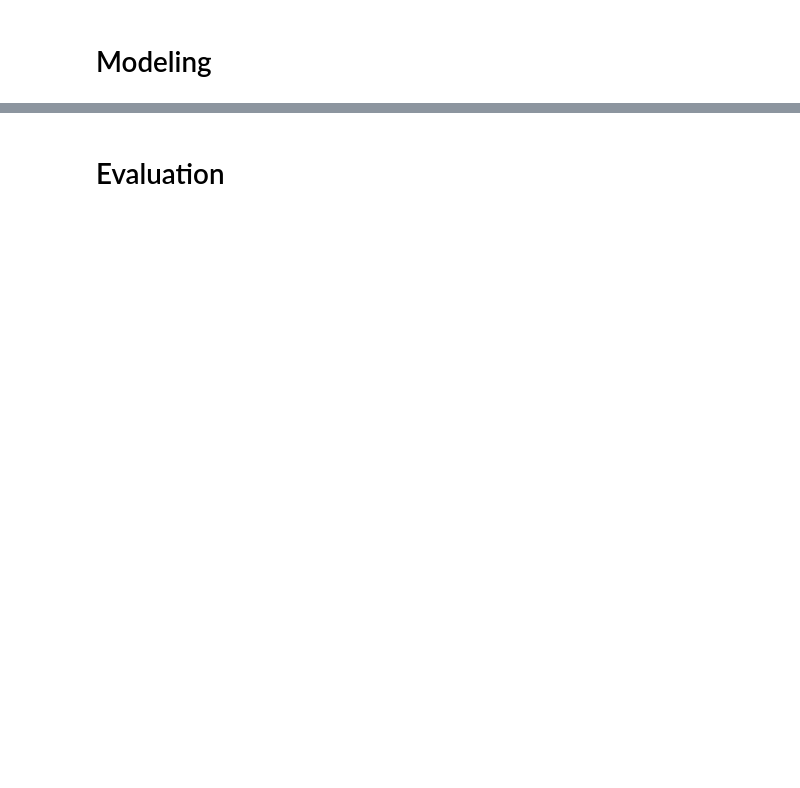
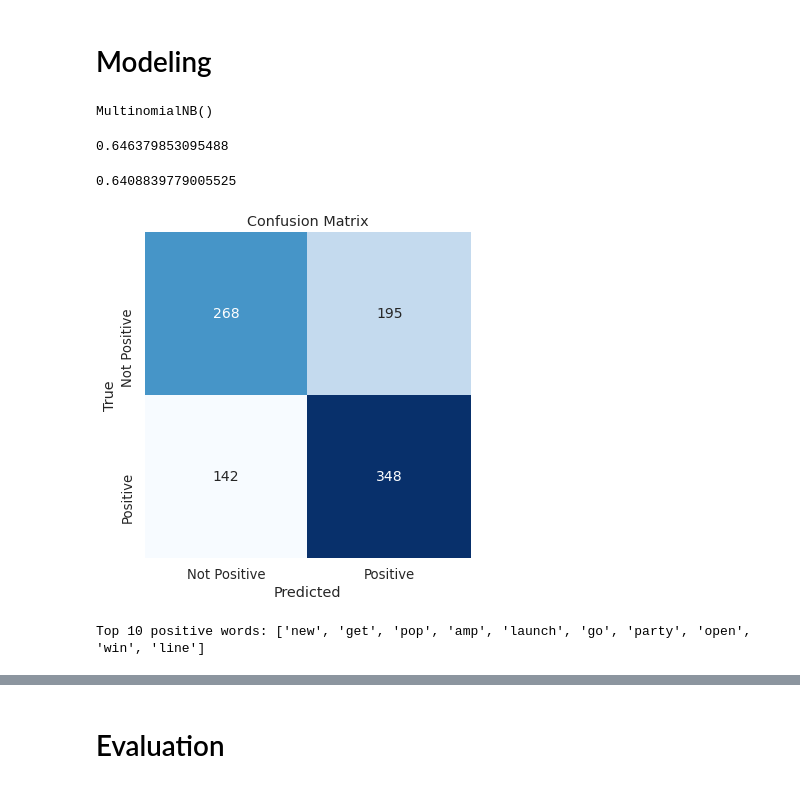
Before and after one commit to adammarianacci/Twitter_Analysis, a Jupyter notebook: notebook.ipynb, the cells around one changed output, grey strips where cells are left out. Saved outputs shown, nothing was run; the diff lists cells and outputs as text; code cells hidden in the pictures; blank space fills up the shorter version.

```diff
--- a/notebook.ipynb
+++ b/notebook.ipynb
@@ -265,0 +316,7 @@ print(processed_tweet)
+# %%
+# We then transform the validation set. Do not refit the vectorizer
+
+X_val_vec = cv.transform(X_val)
+X_val_vec  = pd.DataFrame.sparse.from_spmatrix(X_val_vec)
+X_val_vec.columns = sorted(cv.vocabulary_)
+X_val_vec.set_index(y_val.index, inplace=True)
@@ -266,2 +339,65 @@ print(processed_tweet)
 # %% [markdown]
 # Modeling
+# %%
+# Fitting the Multinomial Naive Bayes Classifier on our training data
+mnb = MultinomialNB()
+
+mnb.fit(X_t_vec, y_t)
+# %% [output]
+MultinomialNB()
+# %%
+# Generating model predictions and getting an accuracy score
+y_pred = mnb.predict(X_val_vec)
+accuracy_score(y_val, y_pred)
+# %% [output]
+0.646379853095488
+# %%
+# Generating a precision score
+precision_score(y_val, y_pred)
+# %% [output]
+0.6408839779005525
+# %%
+cm = confusion_matrix(y_val, y_pred)
+# %%
+# Set up a figure and axis
+plt.figure(figsize=(8, 6))
+sns.set(font_scale=1.2)  # Adjust font size for better readability
+
+# Create a heatmap of the confusion matrix
+sns.heatmap(cm, annot=True, fmt='g', cmap='Blues', cbar=False,
+            annot_kws={"size": 14}, square=True,
+            xticklabels=['Not Positive', 'Positive'],
+            yticklabels=['Not Positive', 'Positive'])
+
+# Labeling and viewing the cm
+plt.xlabel('Predicted')
+plt.ylabel('True')
+plt.title('Confusion Matrix')
+plt.show()
+# %% [output]
+[figure, added]
+# %%
+# Get vocabulary from CountVectorizer
+vocabulary = cv.vocabulary_
+
+# Invert the vocabulary to map indices to words
+index_to_word = {index: word for word, index in vocabulary.items()}
+
+# Get feature log probabilities from the classifier
+feature_log_probabilities = mnb.feature_log_prob_
+
+# Extract feature probabilities for the positive class
+positive_class_probabilities = feature_log_probabilities[1]
+
+# Create a list of tuples containing words and their corresponding probabilities
+word_probability_tuples = [(index_to_word[index], probability) for index, probability in enumerate(positive_class_probabilities)]
+
+# Sort the list by probabilities in descending order
+sorted_word_probability_tuples = sorted(word_probability_tuples, key=lambda x: x[1], reverse=True)
+
+# Extract top 10 positive words
+top_positive_words = [word for word, probability in sorted_word_probability_tuples][:10]
+
+print("Top 10 positive words:", top_positive_words)
+# %% [output]
+Top 10 positive words: ['new', 'get', 'pop', 'amp', 'launch', 'go', 'party', 'open', 'win', 'line']
```
Also changed, not shown: parts of 37 cells of this notebook.
